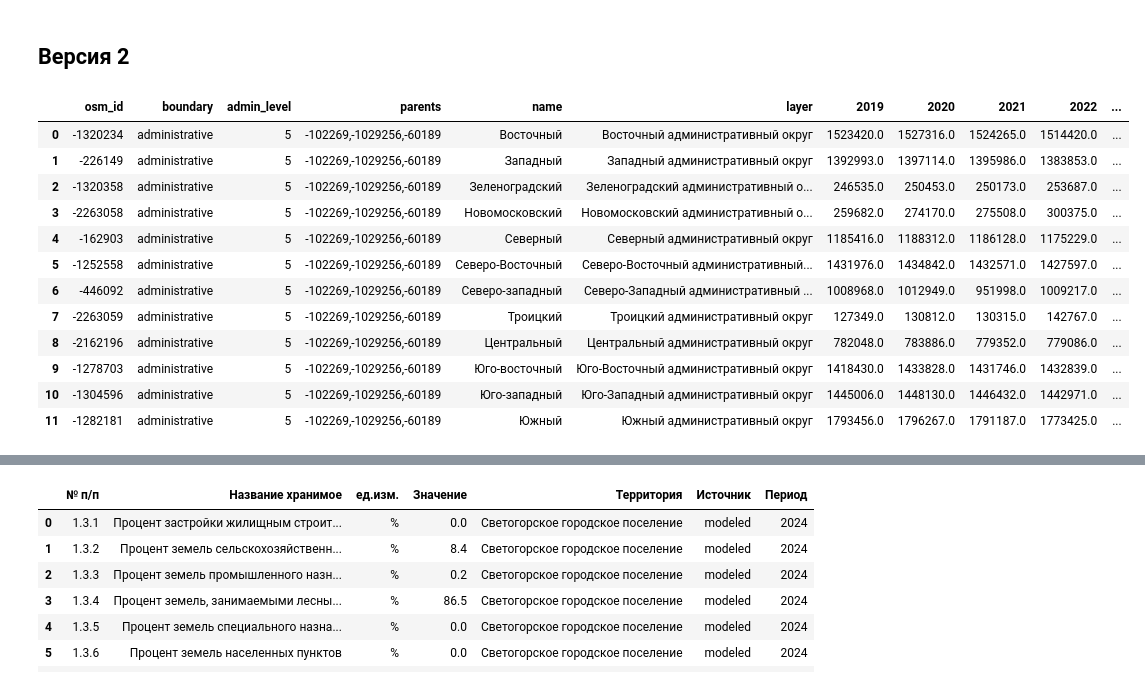
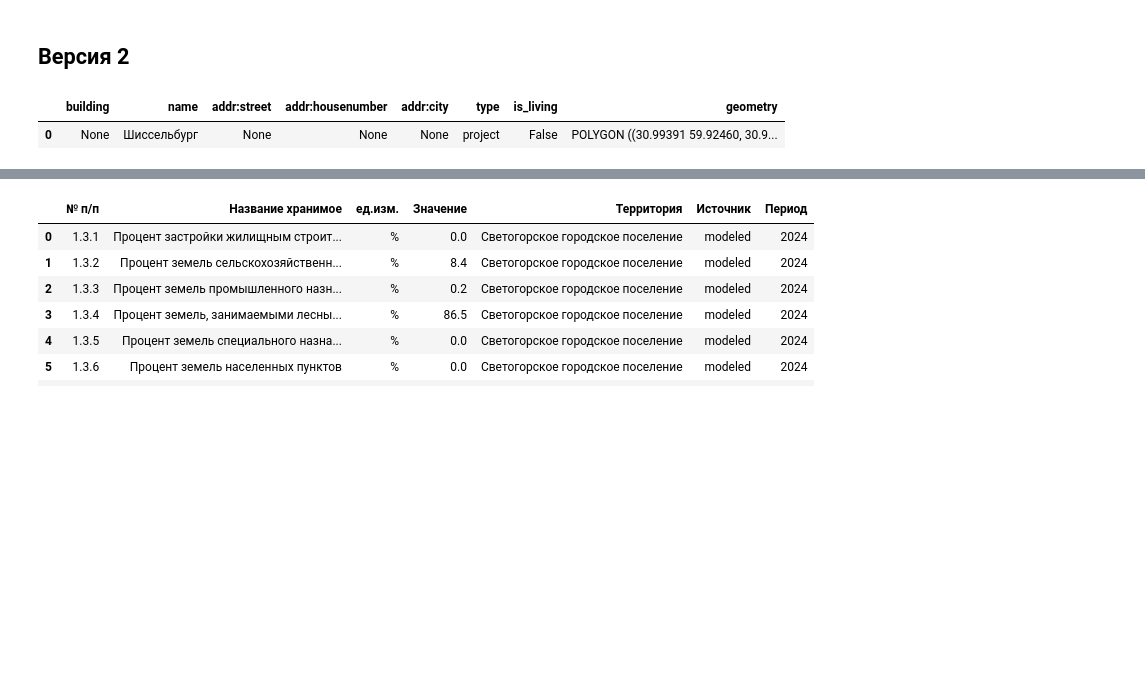
Before and after one commit to Mvin8/PopFrame, a Jupyter notebook: examples/test_urban copy.ipynb, the cells around one changed output, grey strips where cells are left out. Drawn from its saved outputs; the diff is of its cells as text; code cells hidden in the pictures; blank space fills up the shorter version.

```diff
--- a/examples/test_urban copy.ipynb
+++ b/examples/test_urban copy.ipynb
@@ -650,22 +647,11 @@ def process_districts(districts_gdf):
     results_gdf = pd.DataFrame(results)
     return gpd.GeoDataFrame(results_gdf)
 # %%
-districts_gdf = gpd.read_file('C:\Code\PopFrame\data_9\moskva\districts.geojson')
+districts_gdf = gpd.read_file('/Users/mvin/Code/PopFrame/examples/data/territories/shlis.geojson')
 districts_gdf
 # %% [output]
-|  | osm_id | boundary | admin_level | parents | name | layer | 2019 | 2020 | 2021 | 2022 | ... |
-| 0 | -1320234 | administrative | 5 | -102269,-1029256,-60189 | Восточный | Восточный административный округ | 1523420.0 | 1527316.0 | 1524265.0 | 1514420.0 | ... |
-| 1 | -226149 | administrative | 5 | -102269,-1029256,-60189 | Западный | Западный административный округ | 1392993.0 | 1397114.0 | 1395986.0 | 1383853.0 | ... |
-| 2 | -1320358 | administrative | 5 | -102269,-1029256,-60189 | Зеленоградский | Зеленоградский административный о... | 246535.0 | 250453.0 | 250173.0 | 253687.0 | ... |
-| 3 | -2263058 | administrative | 5 | -102269,-1029256,-60189 | Новомосковский | Новомосковский административный о... | 259682.0 | 274170.0 | 275508.0 | 300375.0 | ... |
-| 4 | -162903 | administrative | 5 | -102269,-1029256,-60189 | Северный | Северный административный округ | 1185416.0 | 1188312.0 | 1186128.0 | 1175229.0 | ... |
-| 5 | -1252558 | administrative | 5 | -102269,-1029256,-60189 | Северо-Восточный | Северо-Восточный административный... | 1431976.0 | 1434842.0 | 1432571.0 | 1427597.0 | ... |
-| 6 | -446092 | administrative | 5 | -102269,-1029256,-60189 | Северо-западный | Северо-Западный административный ... | 1008968.0 | 1012949.0 | 951998.0 | 1009217.0 | ... |
-| 7 | -2263059 | administrative | 5 | -102269,-1029256,-60189 | Троицкий | Троицкий административный округ | 127349.0 | 130812.0 | 130315.0 | 142767.0 | ... |
-| 8 | -2162196 | administrative | 5 | -102269,-1029256,-60189 | Центральный | Центральный административный округ | 782048.0 | 783886.0 | 779352.0 | 779086.0 | ... |
-| 9 | -1278703 | administrative | 5 | -102269,-1029256,-60189 | Юго-восточный | Юго-Восточный административный округ | 1418430.0 | 1433828.0 | 1431746.0 | 1432839.0 | ... |
-| 10 | -1304596 | administrative | 5 | -102269,-1029256,-60189 | Юго-западный | Юго-Западный административный округ | 1445006.0 | 1448130.0 | 1446432.0 | 1442971.0 | ... |
-| 11 | -1282181 | administrative | 5 | -102269,-1029256,-60189 | Южный | Южный административный округ | 1793456.0 | 1796267.0 | 1791187.0 | 1773425.0 | ... |
+|  | building | name | addr:street | addr:housenumber | addr:city | type | is_living | geometry |
+| 0 | None | Шиссельбург | None | None | None | project | False | POLYGON ((30.99391 59.92460, 30.9... |
 # %%
 # districts_gdf = gpd.read_file('C:\Code\PopFrame\examples\data\territories\lodey.geojson')
 # districts_gdf = districts_gdf.loc[[34]].reset_index(drop=True)
```
Also changed, not shown: parts of 5 cells of this notebook.
